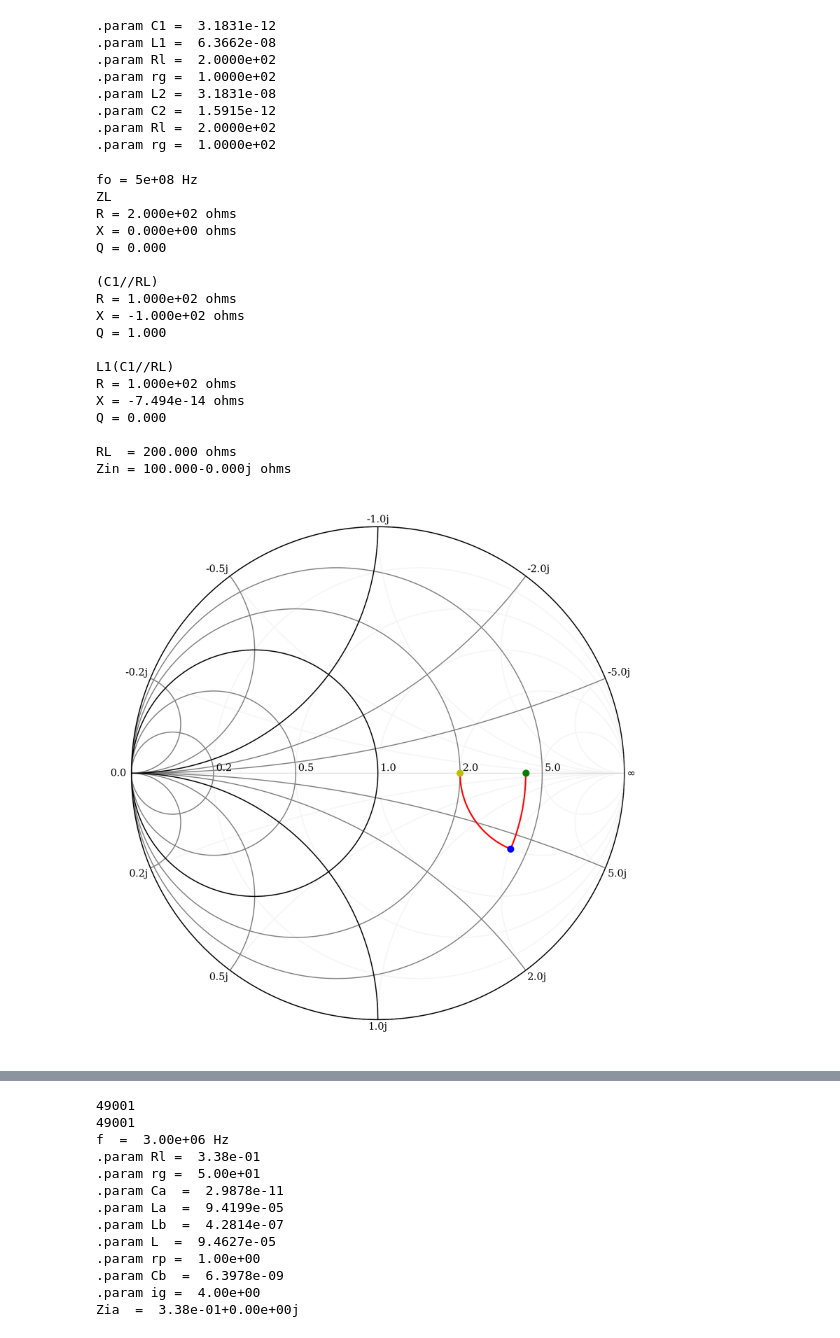
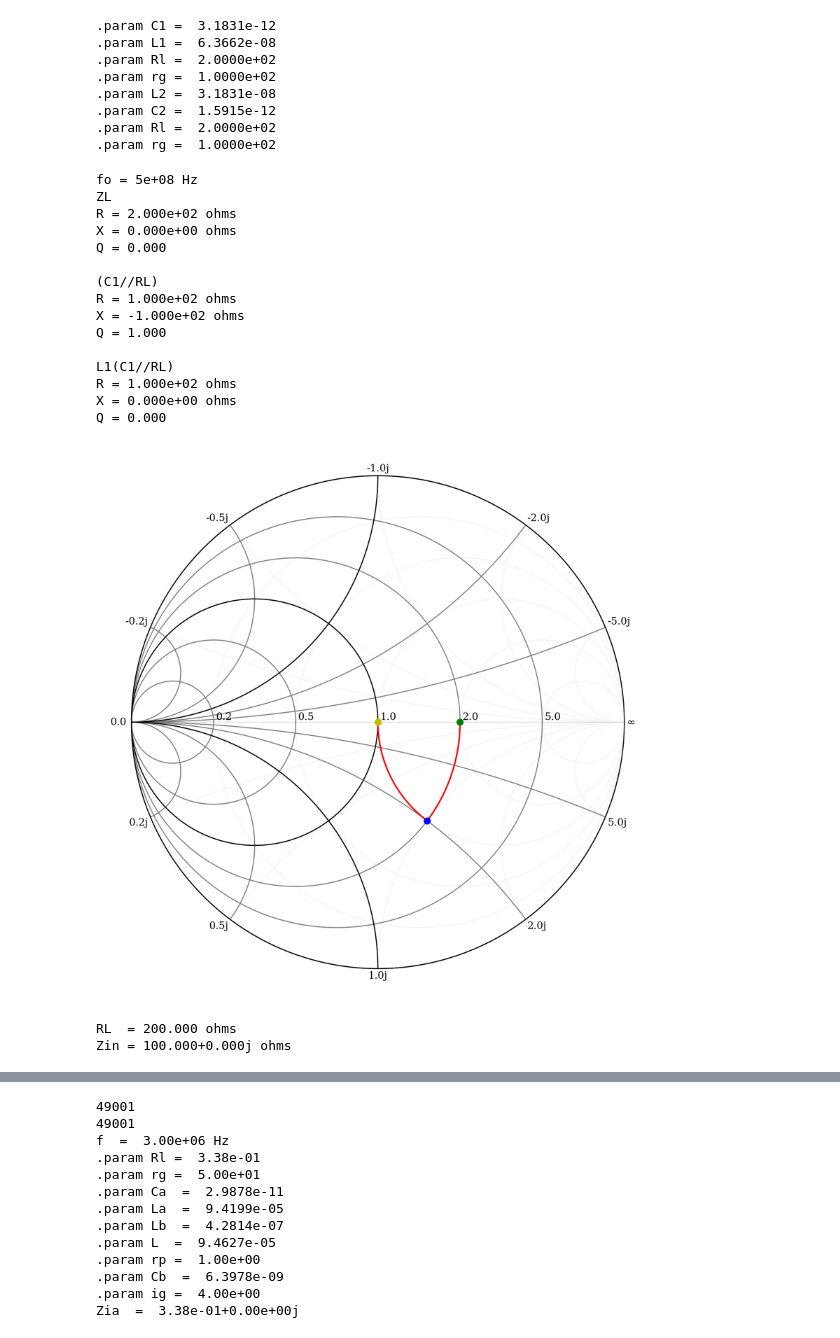
Before and after one commit to eaiii-frba-utn/2020, a Jupyter notebook: docs/source/adaptacion/adaptacion.ipynb, the cells around one changed output, grey strips where cells are left out. Saved outputs shown, nothing was run; the diff lists cells and outputs as text; code cells hidden in the pictures.

```diff
--- a/docs/source/adaptacion/adaptacion.ipynb
+++ b/docs/source/adaptacion/adaptacion.ipynb
@@ -930,10 +933,10 @@ RL = 200
 ## Frecuencia de trabajo
 fo =  500e6
 wo =  2*np.pi*fo
-freq = Frequency(fo/1e6,100/1e6,1,'mhz')
+freq = Frequency(fo/1e6,500/1e6,1,'mhz')
 print('fo = {:0.4} Hz'.format(float(freq.f) ) )
 # impedancia de referencia
-z0 = 50
+z0 = 100
 
 # Defino el valor de capacidad paralelo
 C2p = np.linspace(C2/100, C2, 1000)
@@ -969,38 +972,40 @@ for l in L2s:
     nw   = stitch(nw,nw3 )
 
 print('L1(C1//RL)')
 mys.printZ(nw.z[-1,0,0])
 print('')
 
 nw.plot_s_smith(m=0,n=0,color='r',draw_labels=True,show_legend = False, chart_type='yz')
 #plotting.smith(draw_vswr=[100.0] )
 
 nw1.plot_s_smith(m=0,n=0,color='g',draw_labels=True,show_legend = False, chart_type='yz',marker='o')
 nw2.plot_s_smith(m=0,n=0,color='b',draw_labels=True,show_legend = False, chart_type='yz',marker='o')
 nw3.plot_s_smith(m=0,n=0,color='y',draw_labels=True,show_legend = False, chart_type='yz',marker='o')
 
+plt.savefig('figures/ejemplo2bsmitha.png')
+plt.show()
+
 print('RL  = {:1.3f} ohms'.format(nw.z[0,0,0].real))
 print('Zin = {:1.3f} ohms'.format(nw.z[-1,0,0]))
 # %% [output]
 fo = 5e+08 Hz
 ZL
 R = 2.000e+02 ohms
 X = 0.000e+00 ohms
 Q = 0.000
 
 (C1//RL)
 R = 1.000e+02 ohms
 X = -1.000e+02 ohms
 Q = 1.000
 
 L1(C1//RL)
 R = 1.000e+02 ohms
-X = -7.494e-14 ohms
+X = 0.000e+00 ohms
 Q = 0.000
-
-RL  = 200.000 ohms
-Zin = 100.000-0.000j ohms
-[figure, old version]
+[figure, new version]
+RL  = 200.000 ohms
+Zin = 100.000+0.000j ohms
 # %% [markdown]
 ### Ejemplo adaptador tipo  L
 
```
Also changed, not shown: parts of 1 cell of this notebook, 4 other files.
